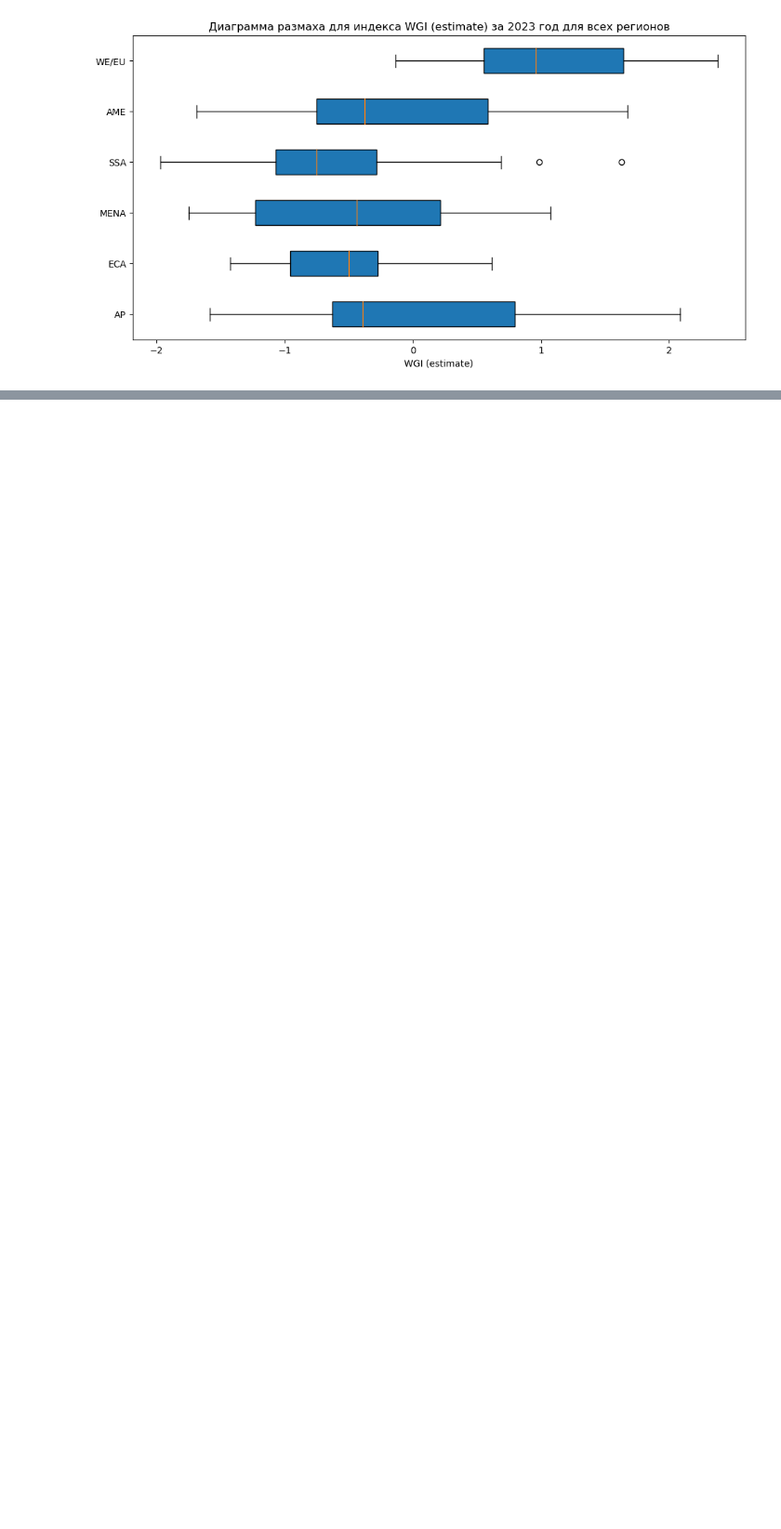
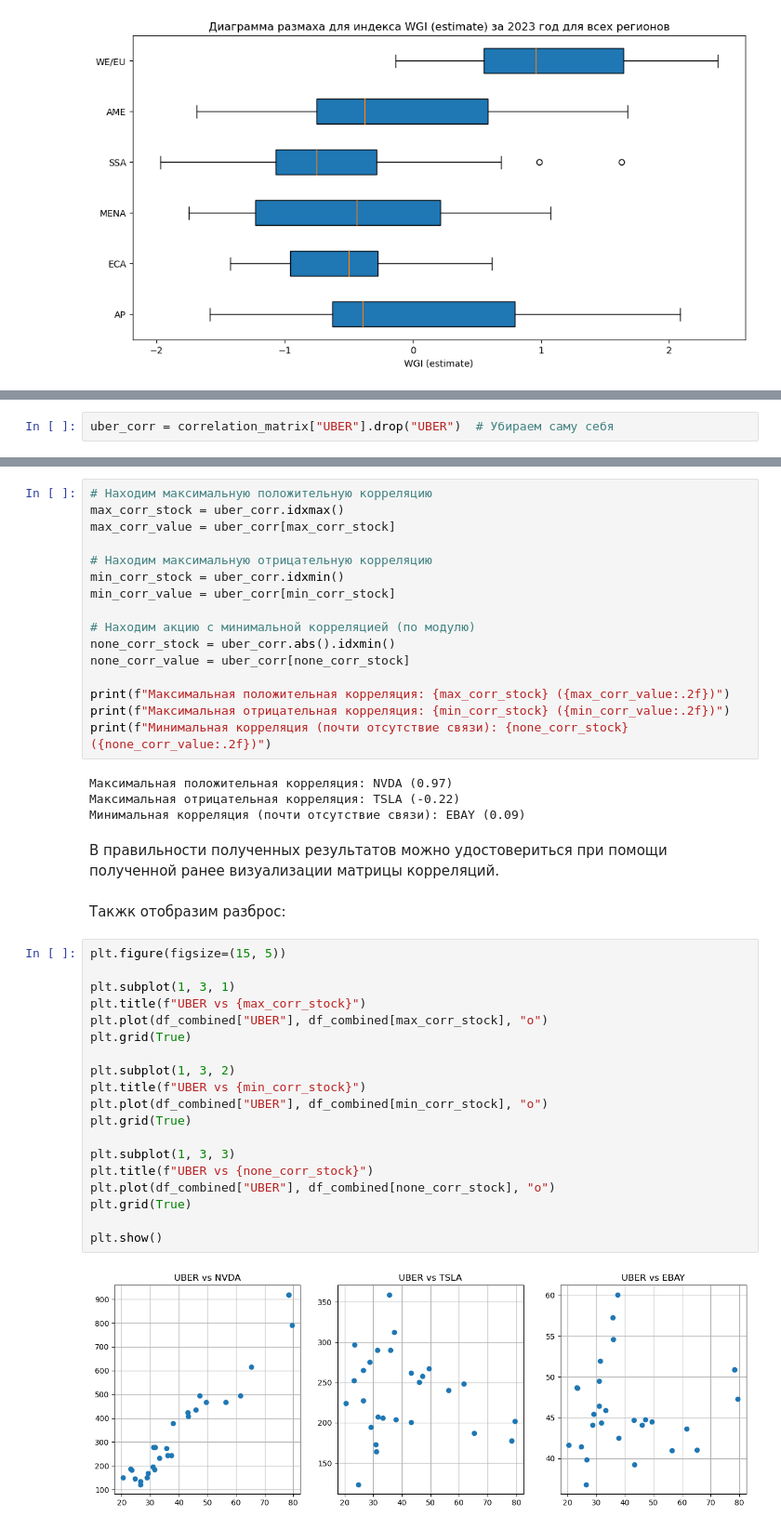
Before and after one commit to SARWX/mlmethods, a Jupyter notebook: task1.ipynb, the cells around one changed output, grey strips where cells are left out. Shown at 93% size. Cells and saved outputs as stored; diff of their text form; blank space fills up the shorter version.

```diff
--- a/task1.ipynb
+++ b/task1.ipynb
@@ -320,0 +410,2 @@ plt.show()
+# %%
+uber_corr = correlation_matrix["UBER"].drop("UBER")  # Убираем саму себя
@@ -320,0 +417,45 @@ plt.show()
+# %%
+# Находим максимальную положительную корреляцию
+max_corr_stock = uber_corr.idxmax()
+max_corr_value = uber_corr[max_corr_stock]
+
+# Находим максимальную отрицательную корреляцию
+min_corr_stock = uber_corr.idxmin()
+min_corr_value = uber_corr[min_corr_stock]
+
+# Находим акцию с минимальной корреляцией (по модулю)
+none_corr_stock = uber_corr.abs().idxmin()
+none_corr_value = uber_corr[none_corr_stock]
+
+print(f"Максимальная положительная корреляция: {max_corr_stock} ({max_corr_value:.2f})")
+print(f"Максимальная отрицательная корреляция: {min_corr_stock} ({min_corr_value:.2f})")
+print(f"Минимальная корреляция (почти отсутствие связи): {none_corr_stock} ({none_corr_value:.2f})")
+# %% [output]
+Максимальная положительная корреляция: NVDA (0.97)
+Максимальная отрицательная корреляция: TSLA (-0.22)
+Минимальная корреляция (почти отсутствие связи): EBAY (0.09)
+# %% [markdown]
+В правильности полученных результатов можно удостовериться при помощи полученной ранее визуализации матрицы корреляций.
+# %% [markdown]
+Такжк отобразим разброс:
+# %%
+plt.figure(figsize=(15, 5))
+
+plt.subplot(1, 3, 1)
+plt.title(f"UBER vs {max_corr_stock}")
+plt.plot(df_combined["UBER"], df_combined[max_corr_stock], "o")
+plt.grid(True)
+
+plt.subplot(1, 3, 2)
+plt.title(f"UBER vs {min_corr_stock}")
+plt.plot(df_combined["UBER"], df_combined[min_corr_stock], "o")
+plt.grid(True)
+
+plt.subplot(1, 3, 3)
+plt.title(f"UBER vs {none_corr_stock}")
+plt.plot(df_combined["UBER"], df_combined[none_corr_stock], "o")
+plt.grid(True)
+
+plt.show()
+# %% [output]
+[figure, added]
```
Also changed, not shown: parts of 14 cells of this notebook, 25 other files.
